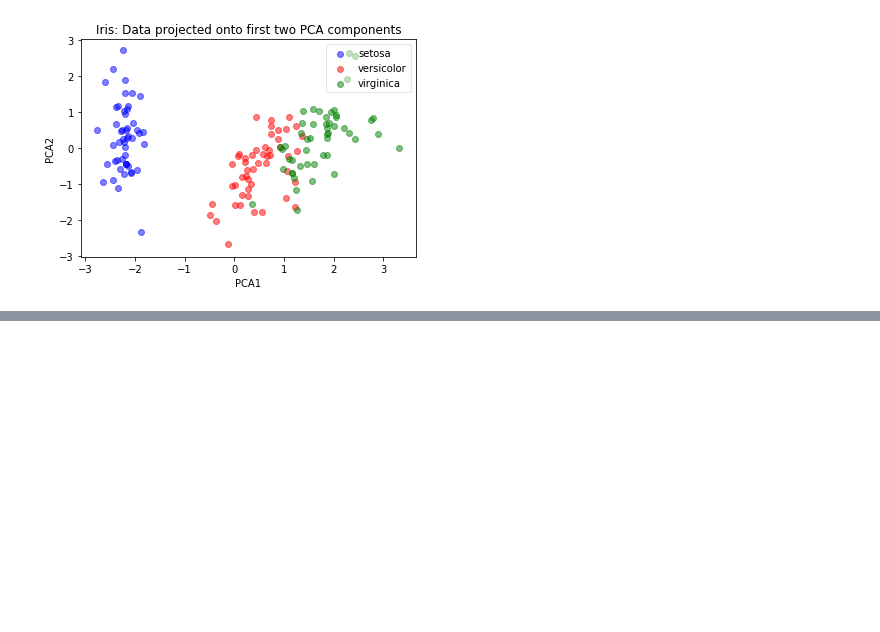
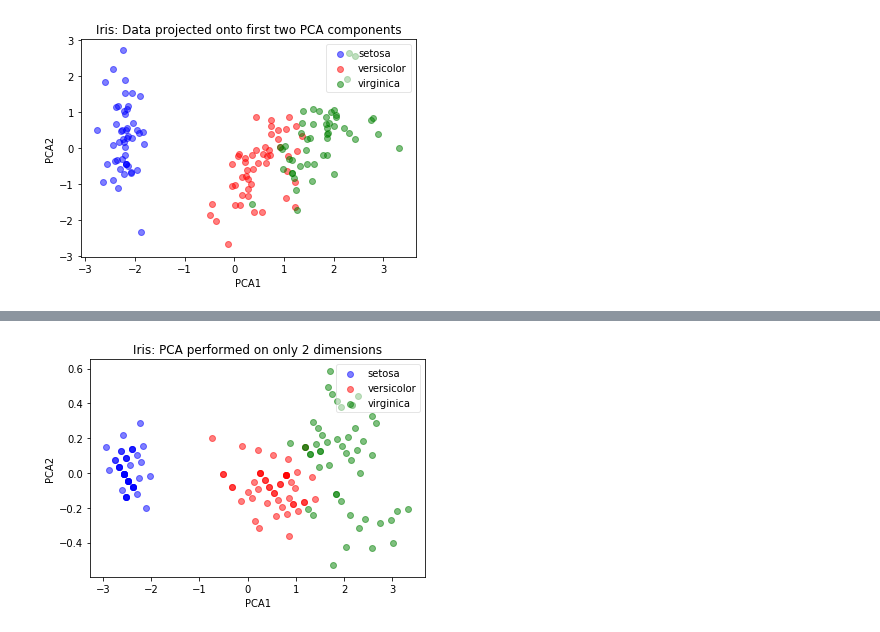
Before and after one commit to yungshun317/feature-transformation, a Jupyter notebook: the_iris_dataset.ipynb, the cells around one changed output, grey strips where cells are left out. Saved outputs shown, nothing was run; the diff lists cells and outputs as text; code cells hidden in the pictures; blank space fills up the shorter version.

```diff
--- a/the_iris_dataset.ipynb
+++ b/the_iris_dataset.ipynb
@@ -335,0 +396,10 @@ plot(pca.transform(X_scaled), iris_y, "Iris: Data projected onto first two PCA c
+# %%
+# Instantiate a PCA of 2 components
+twodim_pca = PCA(n_components=2)
+
+# Fit and transform our truncated iris data
+iris_2_dim_transformed = twodim_pca.fit_transform(iris_2_dim)
+# %%
+plot(iris_2_dim_transformed, iris_y, "Iris: PCA performed on only 2 dimensions", "PCA1", "PCA2")
+# %% [output]
+[figure, added]
```
Also changed, not shown: parts of 13 cells of this notebook.
